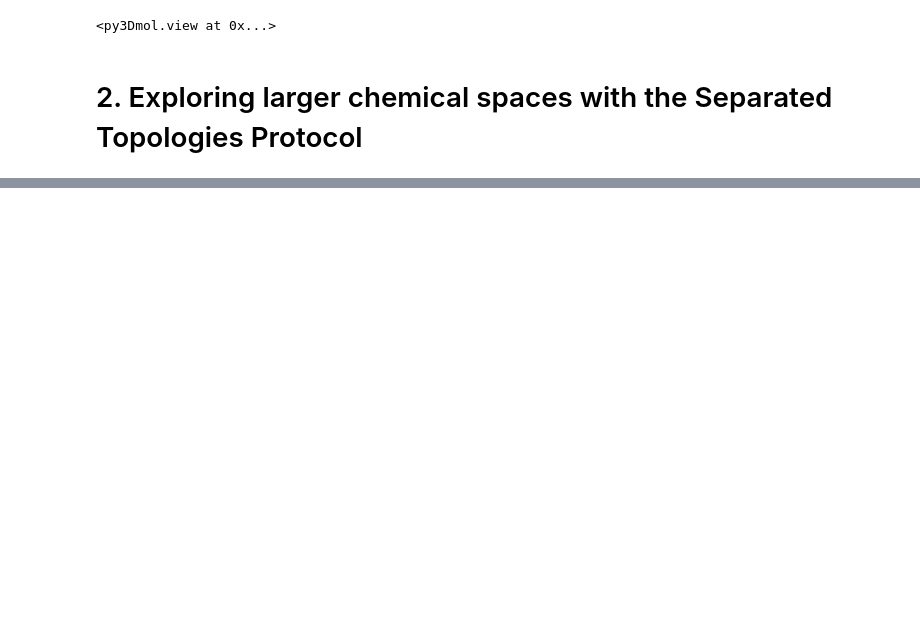
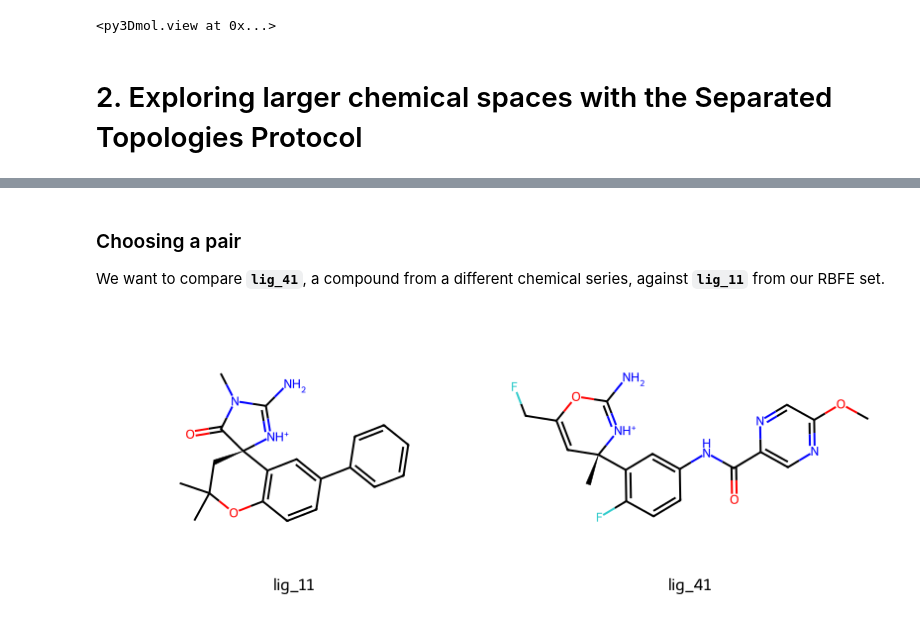
Before and after one commit to OpenFreeEnergy/openfe-demo, a Jupyter notebook: src/openfe_demo.ipynb, the cells around one changed output, grey strips where cells are left out. Cells and saved outputs as stored; diff of their text form; code cells hidden in the pictures; blank space fills up the shorter version.

```diff
--- a/src/openfe_demo.ipynb
+++ b/src/openfe_demo.ipynb
@@ -199,0 +320,27 @@ map_31_to_27.view_3d(show_atomIDs=True)
+# %% [markdown]
+### Choosing a pair
+
+We want to compare **`lig_41`**, a compound from a different chemical
+series, against **`lig_11`** from our RBFE set.
+# %%
+# lig_11 is already available from section 1b
+# lig_41 comes from its own SDF
+suppl_2 = Chem.SDMolSupplier("inputs/bace_ligands_nagl_2.sdf", removeHs=False)
+all_mols = {mol.GetProp("ofe-name"): mol for mol in suppl_2 if mol is not None}
+all_mols["lig_11"] = mols_by_name["lig_11"].to_rdkit()
+
+pair = ["lig_11", "lig_41"]
+pair_mols = [Chem.RemoveHs(all_mols[name]) for name in pair]
+for mol in pair_mols:
+    AllChem.Compute2DCoords(mol)
+
+img = Draw.MolsToGridImage(
+    pair_mols,
+    molsPerRow=2,
+    subImgSize=(400, 300),
+    legends=pair,
+    returnPNG=False,
+)
+display(img)
+# %% [output]
+[figure, added]
```
Also changed, not shown: parts of 37 cells of this notebook, 5 other files.
